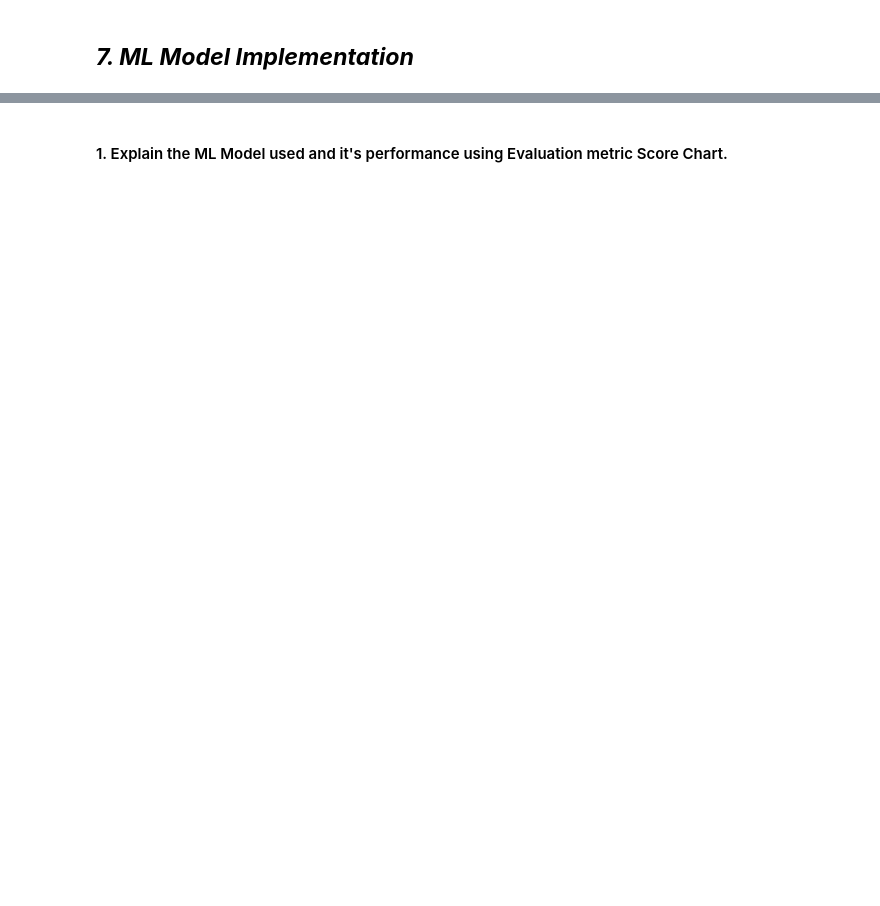
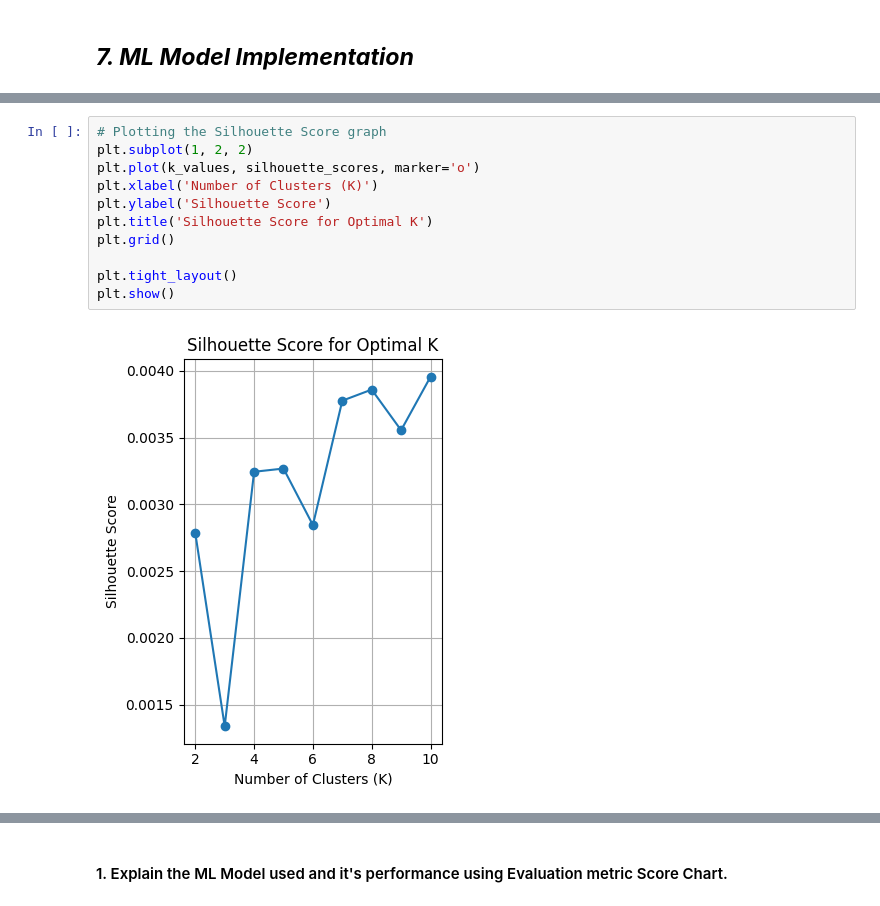
Before and after one commit to dhar9571/Capstone-Project-Unsupervised-ML---Netflix-Dataset, a Jupyter notebook: Capstone_Project_Unsupervised_ML_Netflix_Dataset.ipynb, the cells around one changed output, grey strips where cells are left out. Saved outputs shown, nothing was run; the diff lists cells and outputs as text; blank space fills up the shorter version.

```diff
--- a/Capstone_Project_Unsupervised_ML_Netflix_Dataset.ipynb
+++ b/Capstone_Project_Unsupervised_ML_Netflix_Dataset.ipynb
@@ -1326,0 +1348,13 @@ Answer Here.
+# %%
+# Plotting the Silhouette Score graph
+plt.subplot(1, 2, 2)
+plt.plot(k_values, silhouette_scores, marker='o')
+plt.xlabel('Number of Clusters (K)')
+plt.ylabel('Silhouette Score')
+plt.title('Silhouette Score for Optimal K')
+plt.grid()
+
+plt.tight_layout()
+plt.show()
+# %% [output]
+[figure, added]
```
Also changed, not shown: parts of 38 cells of this notebook.
